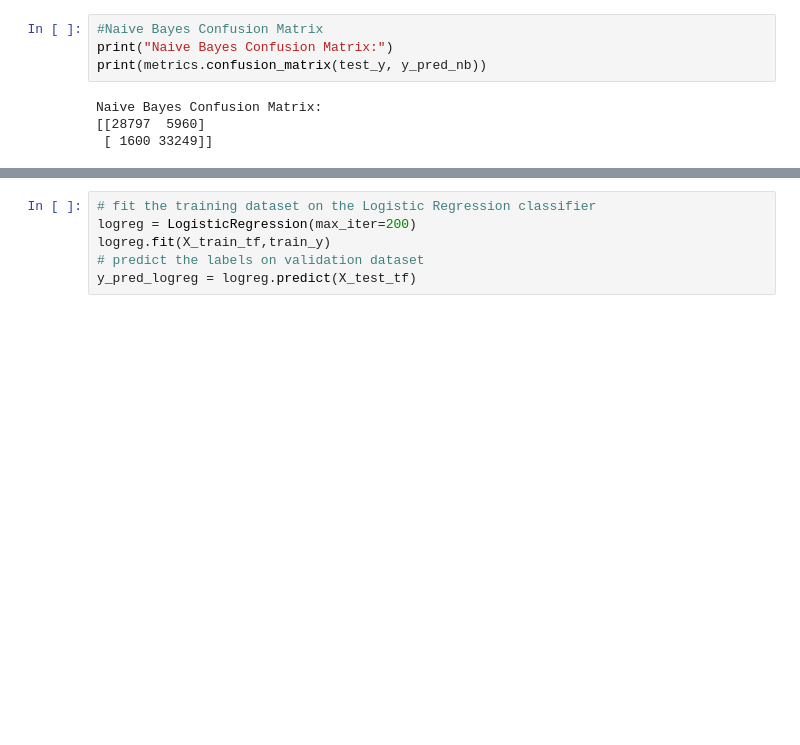
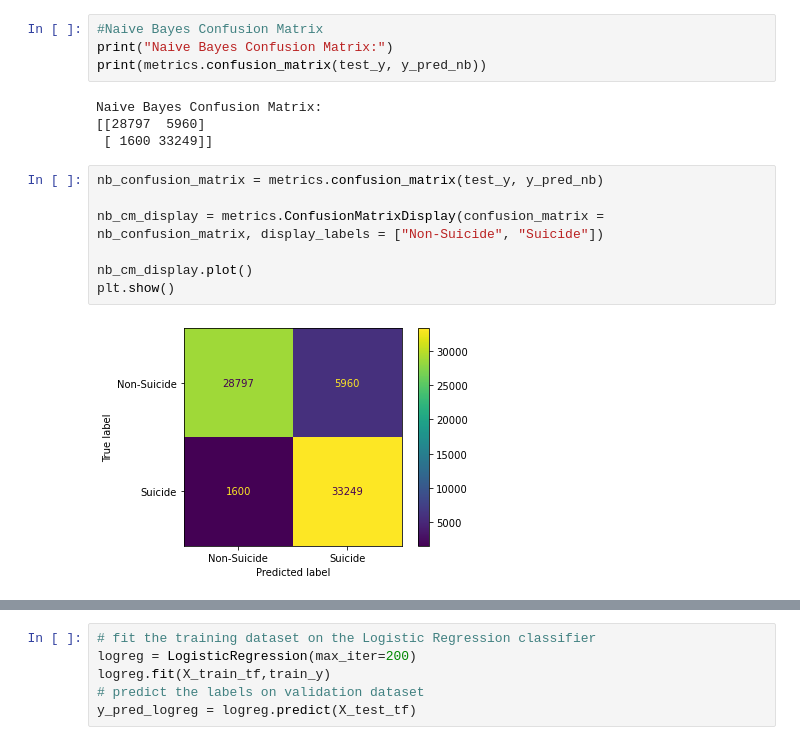
Before and after one commit to graceangrh/Text-mining-Suicide-Ideation, a Jupyter notebook: POS Tagging v2.ipynb, the cells around one changed output, grey strips where cells are left out. Drawn from its saved outputs; the diff is of its cells as text; blank space fills up the shorter version.

Commit message:
updated with confusion matrix

```diff
--- a/POS Tagging v2.ipynb
+++ b/POS Tagging v2.ipynb
@@ -97,3 +105,12 @@ print(metrics.confusion_matrix(test_y, y_pred_nb))
 Naive Bayes Confusion Matrix:
 [[28797  5960]
  [ 1600 33249]]
+# %%
+nb_confusion_matrix = metrics.confusion_matrix(test_y, y_pred_nb)
+
+nb_cm_display = metrics.ConfusionMatrixDisplay(confusion_matrix = nb_confusion_matrix, display_labels = ["Non-Suicide", "Suicide"])
+
+nb_cm_display.plot()
+plt.show()
+# %% [output]
+[figure, added]
```
Also changed, not shown: parts of 21 cells of this notebook.
